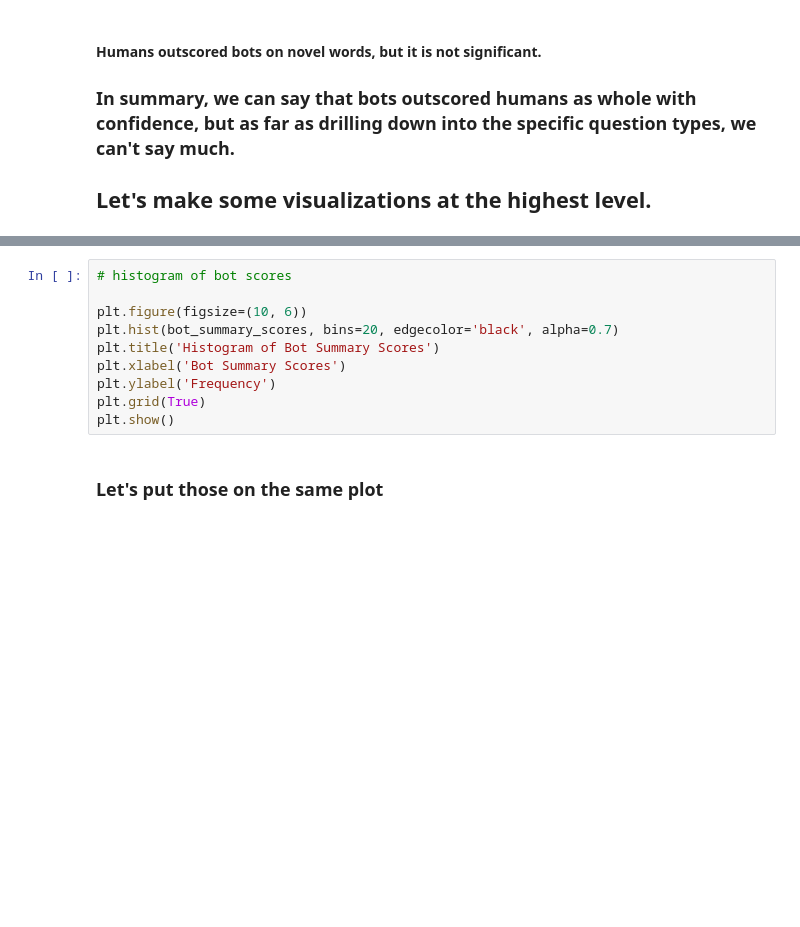
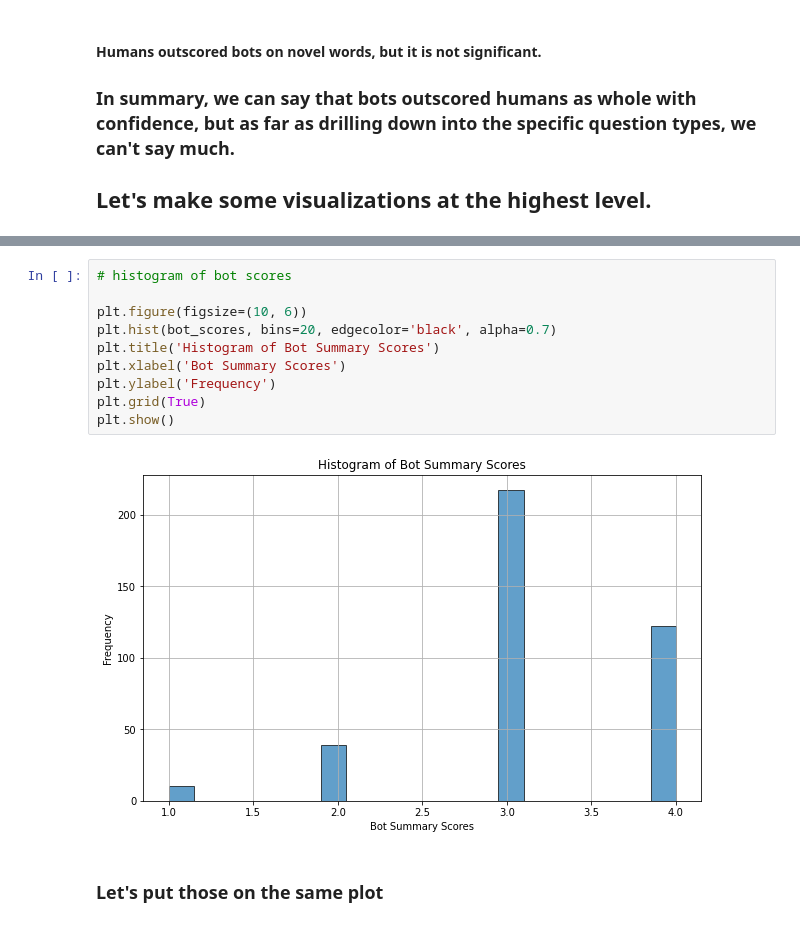
Before and after one commit to nickspeelman/CRA_bot, a Jupyter notebook: analysis.ipynb, the cells around one changed output, grey strips where cells are left out. Saved outputs shown, nothing was run; the diff lists cells and outputs as text; blank space fills up the shorter version.

```diff
--- a/analysis.ipynb
+++ b/analysis.ipynb
@@ -327,13 +326,15 @@ NameError: name 'human_summary_scores' is not defined
 # %%
 # histogram of bot scores
 
 plt.figure(figsize=(10, 6))
-plt.hist(bot_summary_scores, bins=20, edgecolor='black', alpha=0.7)
+plt.hist(bot_scores, bins=20, edgecolor='black', alpha=0.7)
 plt.title('Histogram of Bot Summary Scores')
 plt.xlabel('Bot Summary Scores')
 plt.ylabel('Frequency')
 plt.grid(True)
 plt.show()
+# %% [output]
+[figure, added]
 # %% [markdown]
 ### Let's put those on the same plot
 # %%
```
Also changed, not shown: parts of 3 cells of this notebook, 2 other files.
